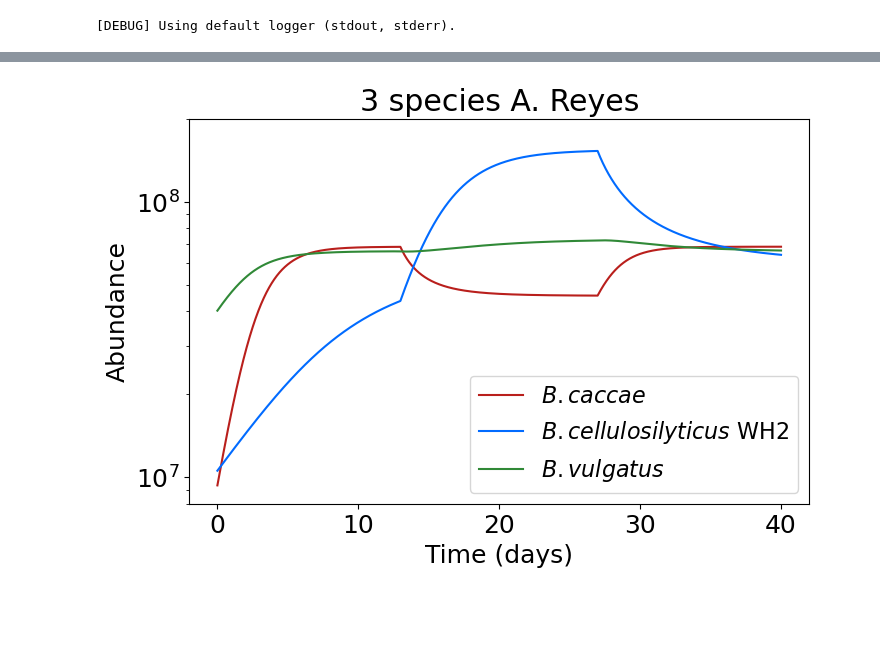
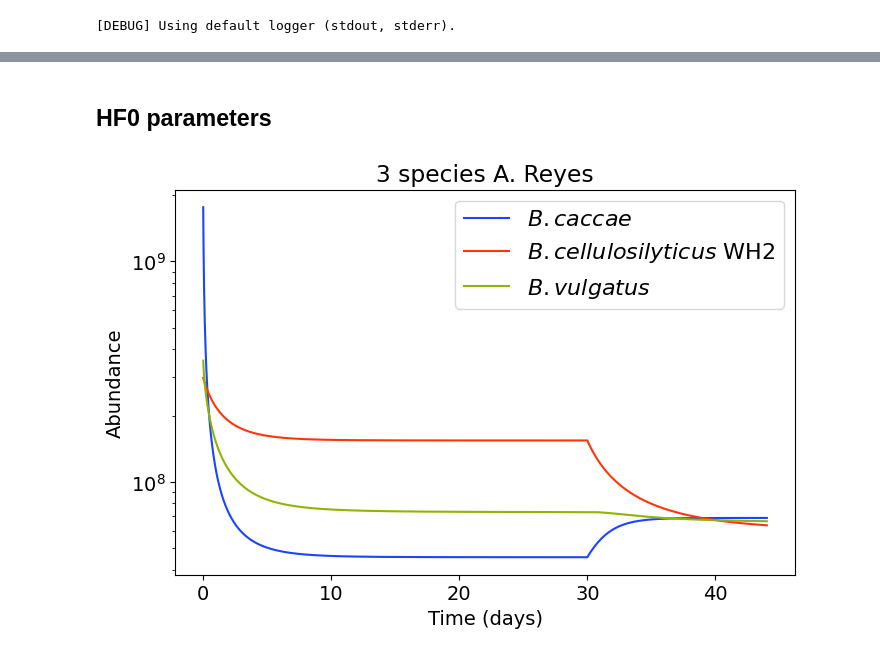
Before and after one commit to alejandrocs98/masters-thesis, a Jupyter notebook: ecological-modeling/forward_simulate_3species.ipynb, the cells around one changed output, grey strips where cells are left out. Cells and saved outputs as stored; diff of their text form; code cells hidden in the pictures; blank space fills up the shorter version.

Commit message:
three species

```diff
--- a/ecological-modeling/forward_simulate_3species.ipynb
+++ b/ecological-modeling/forward_simulate_3species.ipynb
@@ -71,0 +287,4 @@ cols = ['#b91f1c',
+# %%
+master_table_mean_pivot = master_table_mean.pivot(index='Day', columns='Species', values='Absolute_abundance')
+master_table_mean_pivot.columns.name = None
+master_table_mean_pivot
@@ -71,0 +349,10 @@ cols = ['#b91f1c',
+# %%
+growth = np.load('mcnulty-results/mcnulty-LF0-seed96/posteriors/growth.npy')
+interactions = np.load('mcnulty-results/mcnulty-LF0-seed96/posteriors/interactions.npy')
+perturbations = np.load('mcnulty-results/mcnulty-LF0-seed96/posteriors/perturbations.npz')['HF/HS']
+perturbations_start = [30]
+perturbations_end = [44]
+dt = 0.01
+start_time = 0
+n_days = 44
+initial_conditions = pd.read_table('mcnulty-results/mcnulty-LF0-seed96/initial_abundances.tsv', header=None, index_col=0).values
@@ -72,18 +414,25 @@ cols = ['#b91f1c',
+# %% [markdown]
+## HF0 parameters
 # %%
 growth = np.load('mcnulty-results/mcnulty-HF0-seed12/posteriors/growth.npy')
 interactions = np.load('mcnulty-results/mcnulty-HF0-seed12/posteriors/interactions.npy')
 perturbations = np.load('mcnulty-results/mcnulty-HF0-seed12/posteriors/perturbations.npz')['LF/HPP']
-perturbations_start = [13]
-perturbations_end = [27]
+perturbations_start = [0]
+perturbations_end = [30]
 dt = 0.01
 start_time = 0
-n_days = 40
+n_days = 44
 initial_conditions = pd.read_table('mcnulty-results/mcnulty-LF0-seed96/initial_abundances.tsv', header=None, index_col=0).values
 # %%
 base = []
 
 for i in range(0, growth.shape[0], 20):
     initial_conditions_ex = initial_conditions.copy()
+#
+    initial_conditions_ex[0,0] = master_table_mean_pivot.loc[0, 'B_caccae']
+    initial_conditions_ex[1,0] = master_table_mean_pivot.loc[0, 'B_cellulosilyticus_WH2']
+    initial_conditions_ex[5,0] = master_table_mean_pivot.loc[0, 'B_vulgatus']
+#
     initial_conditions_ex[2,0] = 0
     initial_conditions_ex[3,0] = 0
     initial_conditions_ex[4,0] = 0
@@ -115,18 +464,17 @@ times = x['times']
 base_mean = base.mean(axis=0)
 base_std = base.std(axis=0)
 # %%
-plt.rc('font', size=18)
 fig, ax = plt.subplots(1, 1, figsize=(8, 5))
-ax.plot(times, base_mean[0], label='$B. caccae$', lw=1.5, c=cols[0])
-ax.plot(times, base_mean[1], label='$B. cellulosilyticus$ WH2', lw=1.5, c=cols[1])
-ax.plot(times, base_mean[5], label='$B. vulgatus$', lw=1.5, c=cols[2])
+ax.plot(times, base_mean[0], label='$B. caccae$', lw=1.5, c=cmap3[0])
+ax.plot(times, base_mean[1], label='$B. cellulosilyticus$ WH2', lw=1.5, c=cmap3[1])
+ax.plot(times, base_mean[5], label='$B. vulgatus$', lw=1.5, c=cmap3[2])
 ax.legend(fontsize=16)
 ax.set_yscale('log')
-ax.set_ylim([8e6,2e8])
+# ax.set_ylim([8e6,2e9])
 ax.set_title('3 species A. Reyes')
 ax.set_xlabel('Time (days)')
 ax.set_ylabel('Abundance')
 # fig.savefig('mcnulty-results/mcnulty-HF0-seed12/keystoneness-individual/trajectories.svg', bbox_inches='tight')
 plt.show()
 # %% [output]
-[figure, old version]
+[figure, new version]
```
Also changed, not shown: parts of 21 cells of this notebook, 5 other files.
